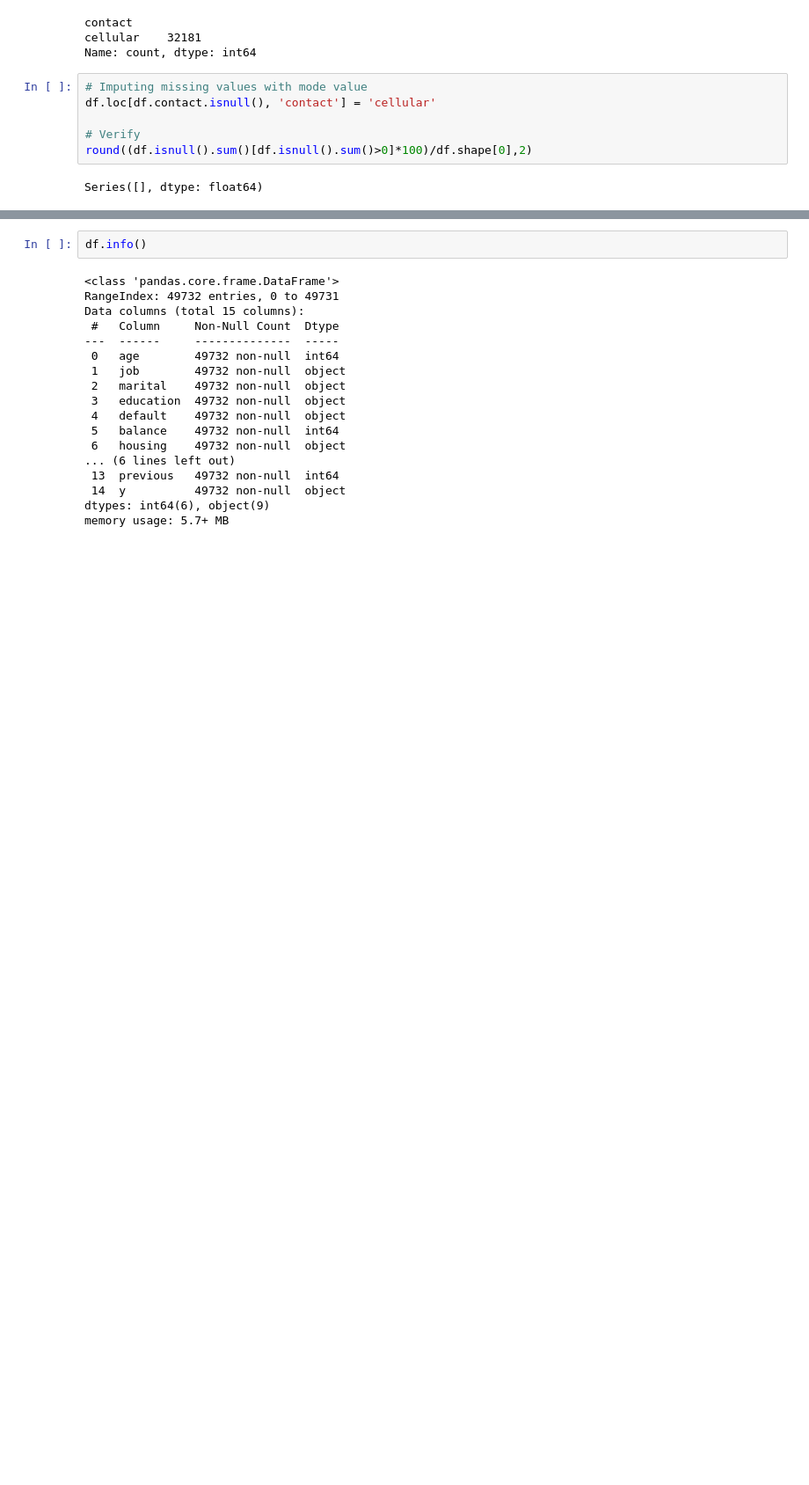
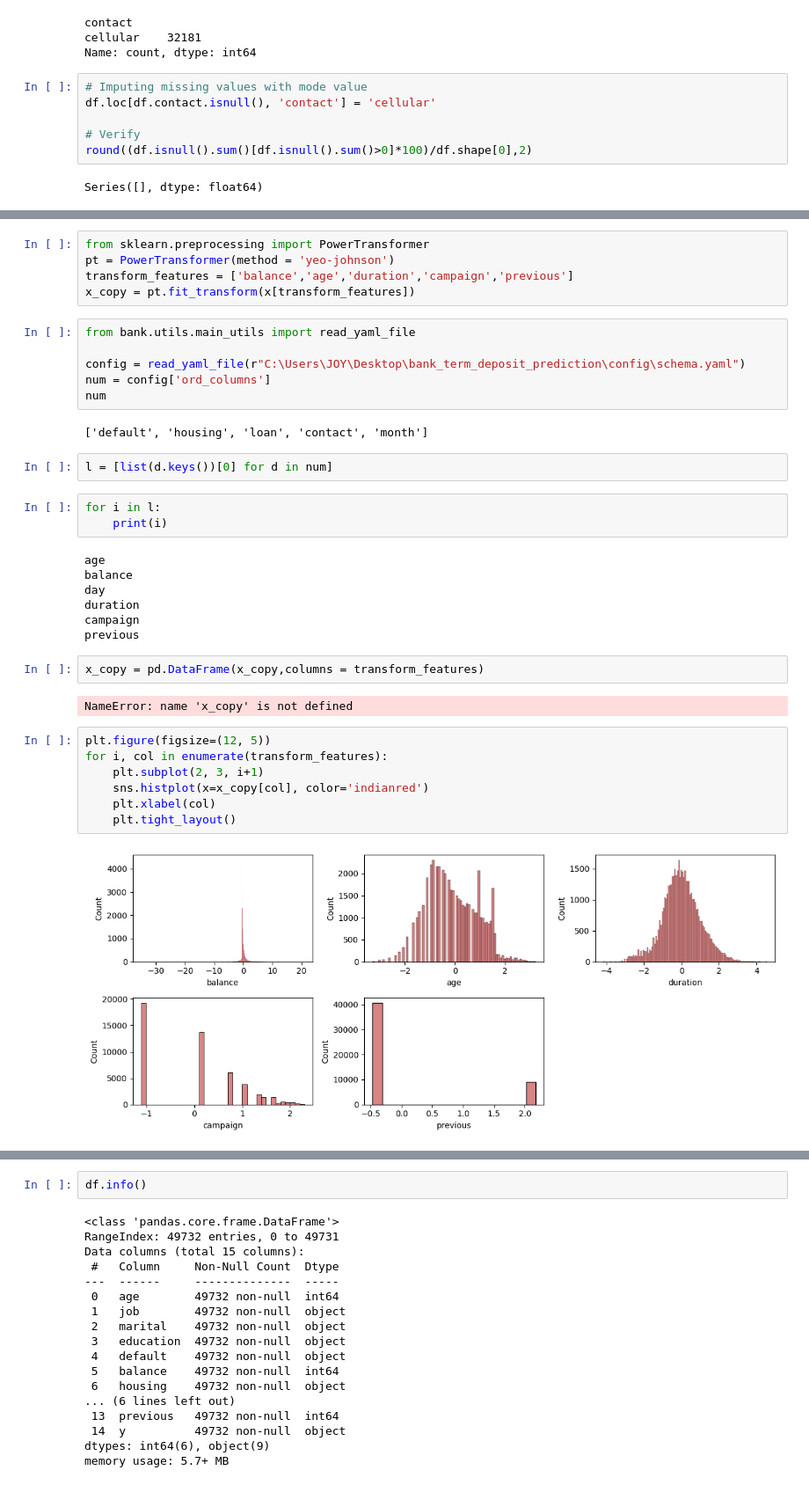
Before and after one commit to Jatindra23/bank_deposit_prediction, a Jupyter notebook: bankEDA.ipynb, the cells around one changed output, grey strips where cells are left out. Shown at 88% size. Cells and saved outputs as stored; diff of their text form; blank space fills up the shorter version.

Commit message:
data tansformation successfull

```diff
--- a/bankEDA.ipynb
+++ b/bankEDA.ipynb
@@ -213,0 +325,38 @@ Series([], dtype: float64)
+# %%
+from sklearn.preprocessing import PowerTransformer
+pt = PowerTransformer(method = 'yeo-johnson')
+transform_features = ['balance','age','duration','campaign','previous']
+x_copy = pt.fit_transform(x[transform_features])
+# %%
+from bank.utils.main_utils import read_yaml_file
+
+config = read_yaml_file(r"C:\Users\JOY\Desktop\bank_term_deposit_prediction\config\schema.yaml")
+num = config['ord_columns']
+num
+# %% [output]
+['default', 'housing', 'loan', 'contact', 'month']
+# %%
+l = [list(d.keys())[0] for d in num]
+# %%
+for i in l:
+    print(i)
+# %% [output]
+age
+balance
+day
+duration
+campaign
+previous
+# %%
+x_copy = pd.DataFrame(x_copy,columns = transform_features)
+# %% [output]
+NameError: name 'x_copy' is not defined
+# %%
+plt.figure(figsize=(12, 5))
+for i, col in enumerate(transform_features):
+    plt.subplot(2, 3, i+1)
+    sns.histplot(x=x_copy[col], color='indianred')
+    plt.xlabel(col)
+    plt.tight_layout()
+# %% [output]
+[figure, added]
```
Also changed, not shown: parts of 27 cells of this notebook, 12 other files.
